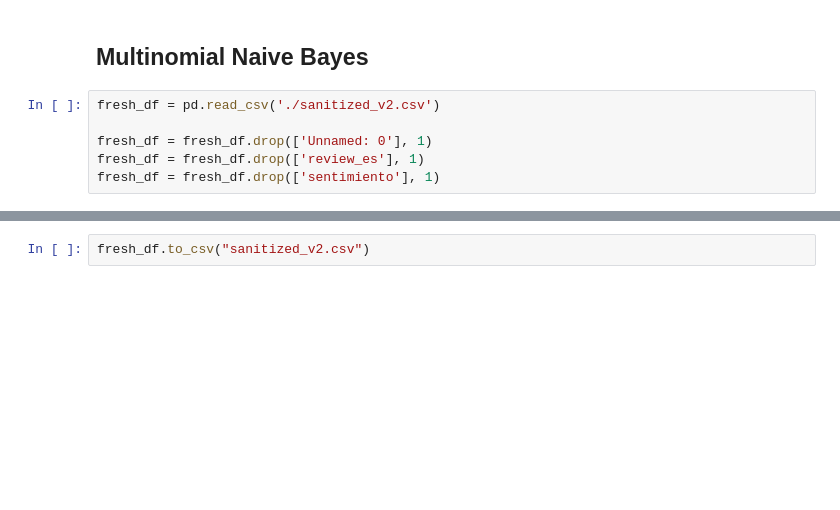
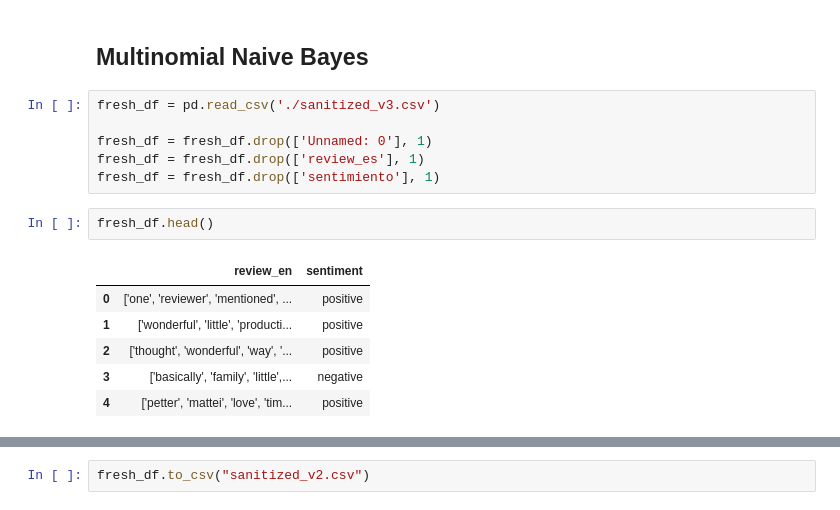
Before and after one commit to zfriedman0/5290-Spanish-MTSA, a Jupyter notebook: SentimentAnalysis-ZFriedman.ipynb, the cells around one changed output, grey strips where cells are left out. Saved outputs shown, nothing was run; the diff lists cells and outputs as text; blank space fills up the shorter version.

Commit message:
Added via upload: Sentiment Analysis and EDA
Finalized sentiment analysis and EDA.

```diff
--- a/SentimentAnalysis-ZFriedman.ipynb
+++ b/SentimentAnalysis-ZFriedman.ipynb
@@ -119,8 +156,17 @@ VADER accuracy: 0.68998
 # %% [markdown]
 ## Multinomial Naive Bayes
 # %%
-fresh_df = pd.read_csv('./sanitized_v2.csv')
+fresh_df = pd.read_csv('./sanitized_v3.csv')
 
 fresh_df = fresh_df.drop(['Unnamed: 0'], 1)
 fresh_df = fresh_df.drop(['review_es'], 1)
 fresh_df = fresh_df.drop(['sentimiento'], 1)
+# %%
+fresh_df.head()
+# %% [output]
+|  | review_en | sentiment |
+| 0 | ['one', 'reviewer', 'mentioned', ... | positive |
+| 1 | ['wonderful', 'little', 'producti... | positive |
+| 2 | ['thought', 'wonderful', 'way', '... | positive |
+| 3 | ['basically', 'family', 'little',... | negative |
+| 4 | ['petter', 'mattei', 'love', 'tim... | positive |
```
Also changed, not shown: parts of 30 cells of this notebook, 1 other file.
